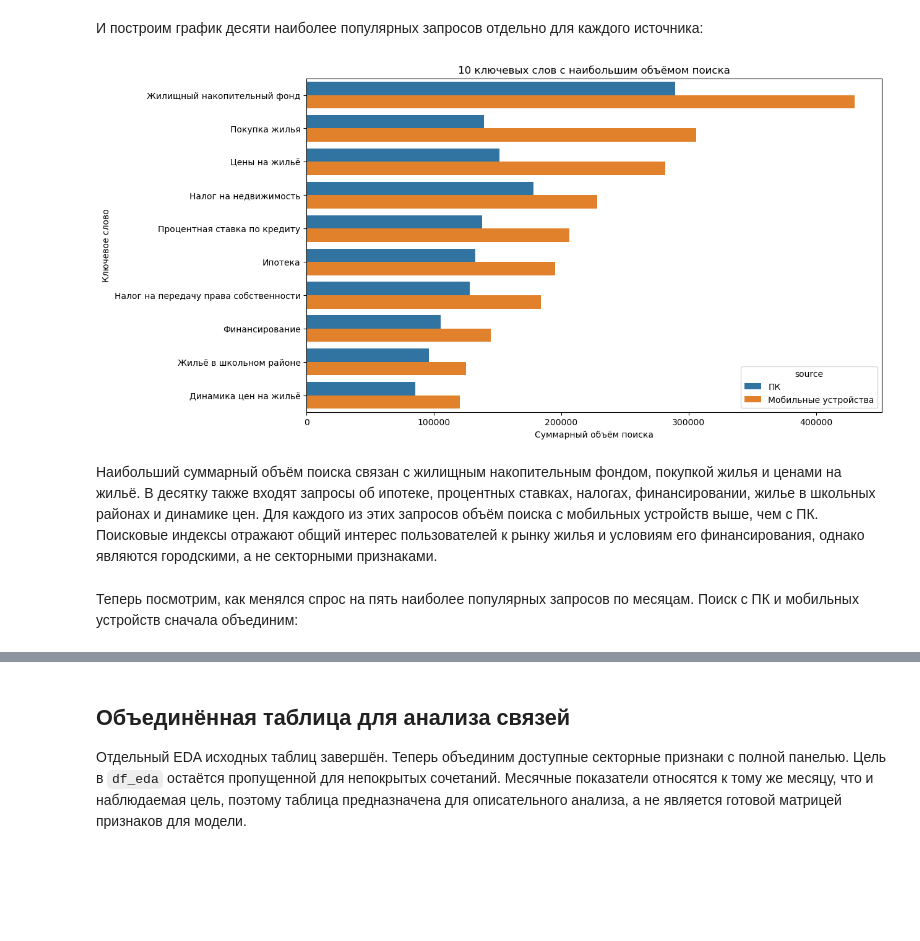
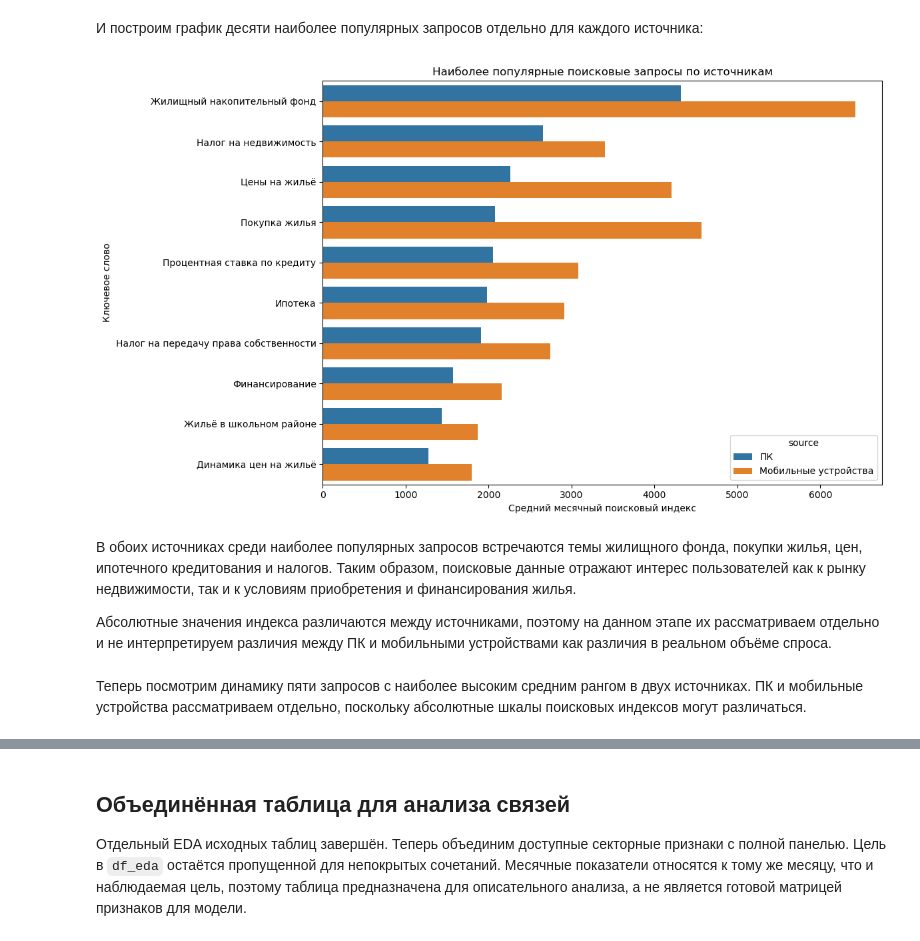
Before and after one commit to nikkyzp/ml-project, a Jupyter notebook: EDA.ipynb, the cells around one changed output, grey strips where cells are left out. Drawn from its saved outputs; the diff is of its cells as text; code cells hidden in the pictures; blank space fills up the shorter version.

```diff
--- a/EDA.ipynb
+++ b/EDA.ipynb
@@ -1734,14 +1742,20 @@ display(
 # %%
-keyword_summary = (
+keyword_by_source = (
     df_csi_eda
-    .groupby("keyword")
+    .groupby(["source", "keyword"])
     .agg(
-        total_search_volume=("search_volume", "sum"),
         mean_search_volume=("search_volume", "mean")
     )
-    .sort_values("total_search_volume", ascending=False)
     .reset_index()
 )
 
-display(keyword_summary.head(5))
+display(
+    keyword_by_source
+    .sort_values(
+        ["source", "mean_search_volume"],
+        ascending=[True, False]
+    )
+    .groupby("source")
+    .head(10)
+)
 # %% [output]
@@ -1792,14 +1819,24 @@ source_translation = {
     "移动端": "Мобильные устройства"
 }
 
-top_keywords = keyword_summary.head(10)["keyword"].tolist()
+top_keywords = (
+    keyword_by_source
+    .sort_values(
+        ["source", "mean_search_volume"],
+        ascending=[True, False]
+    )
+    .groupby("source")
+    .head(10)["keyword"]
+    .unique()
+    .tolist()
+)
 
 top_keyword_by_source = (
     df_csi_eda[
         df_csi_eda["keyword"].isin(top_keywords)
     ]
     .groupby(["keyword", "source"])["search_volume"]
-    .sum()
+    .mean()
     .reset_index()
 )
 
@@ -1819,28 +1856,31 @@ top_keyword_by_source["source"] = (
 # %%
 keyword_order = [
     keyword_translation.get(keyword, keyword)
     for keyword in top_keywords
 ]
 
 plt.figure(figsize=(12, 7))
 
 sns.barplot(
     data=top_keyword_by_source,
     x="search_volume",
     y="keyword",
     hue="source",
     order=keyword_order
 )
 
-plt.title("10 ключевых слов с наибольшим объёмом поиска")
-plt.xlabel("Суммарный объём поиска")
+plt.title("Наиболее популярные поисковые запросы по источникам")
+plt.xlabel("Средний месячный поисковый индекс")
 plt.ylabel("Ключевое слово")
 
+plt.tight_layout()
 plt.show()
 # %% [output]
-[figure, old version]
+[figure, new version]
 # %% [markdown]
-Наибольший суммарный объём поиска связан с жилищным накопительным фондом, покупкой жилья и ценами на жильё. В десятку также входят запросы об ипотеке, процентных ставках, налогах, финансировании, жилье в школьных районах и динамике цен. Для каждого из этих запросов объём поиска с мобильных устройств выше, чем с ПК. Поисковые индексы отражают общий интерес пользователей к рынку жилья и условиям его финансирования, однако являются городскими, а не секторными признаками.
+В обоих источниках среди наиболее популярных запросов встречаются темы жилищного фонда, покупки жилья, цен, ипотечного кредитования и налогов. Таким образом, поисковые данные отражают интерес пользователей как к рынку недвижимости, так и к условиям приобретения и финансирования жилья.
+
+Абсолютные значения индекса различаются между источниками, поэтому на данном этапе их рассматриваем отдельно и не интерпретируем различия между ПК и мобильными устройствами как различия в реальном объёме спроса.
 # %% [markdown]
-Теперь посмотрим, как менялся спрос на пять наиболее популярных запросов по месяцам. Поиск с ПК и мобильных устройств сначала объединим:
+Теперь посмотрим динамику пяти запросов с наиболее высоким средним рангом в двух источниках. ПК и мобильные устройства рассматриваем отдельно, поскольку абсолютные шкалы поисковых индексов могут различаться.
 # %%
```
Also changed, not shown: parts of 28 cells of this notebook.
